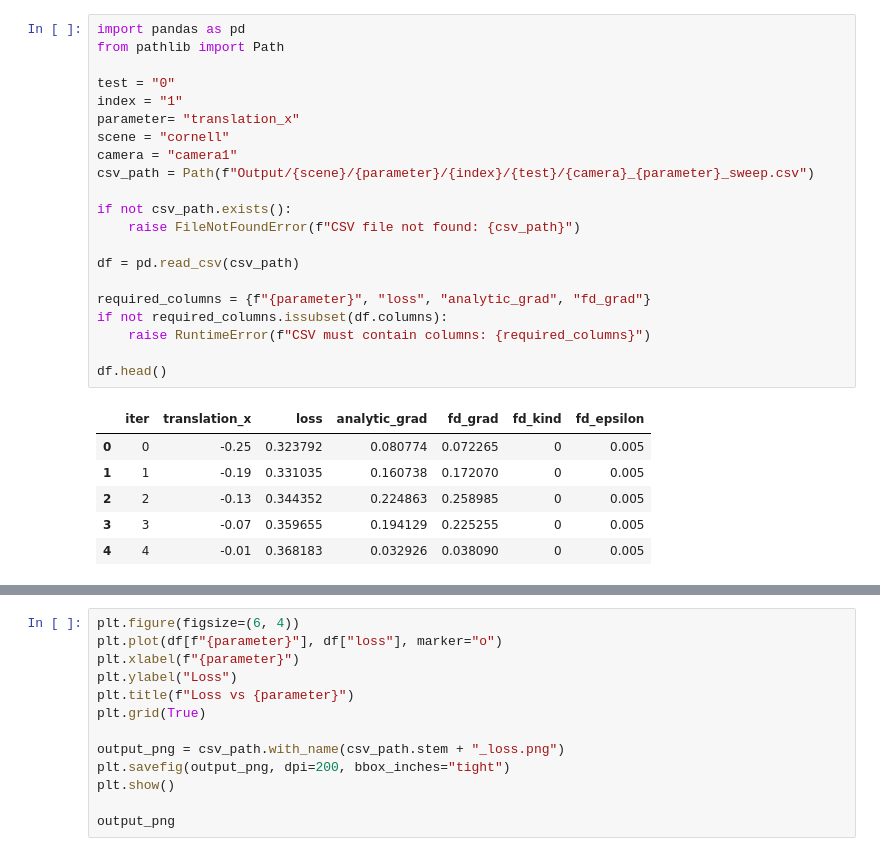
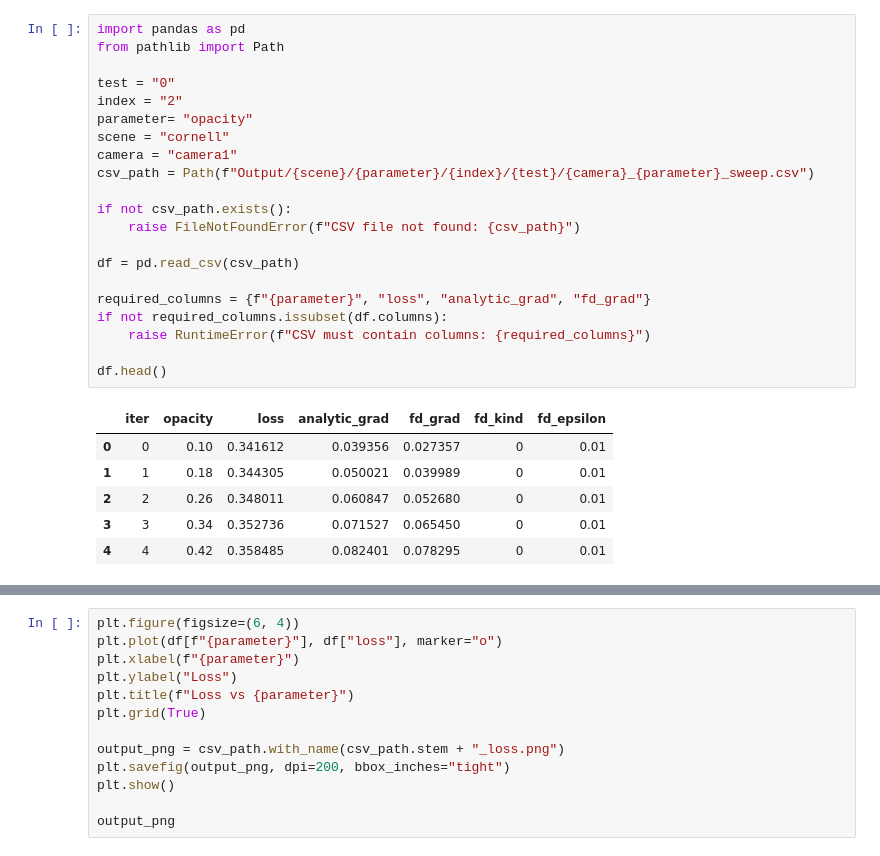
Before and after one commit to M-Gjerde/DifferentiablePointRendering, a Jupyter notebook: python/finite_difference/notebook_scatter.ipynb, the cells around one changed output, grey strips where cells are left out. Cells and saved outputs as stored; diff of their text form.

Commit message:
WIP opacity and albedo issue

```diff
--- a/python/finite_difference/notebook_scatter.ipynb
+++ b/python/finite_difference/notebook_scatter.ipynb
@@ -1,31 +1,31 @@
 # %%
 import pandas as pd
 from pathlib import Path
 
 test = "0"
-index = "1"
-parameter= "translation_x"
+index = "2"
+parameter= "opacity"
 scene = "cornell"
 camera = "camera1"
 csv_path = Path(f"Output/{scene}/{parameter}/{index}/{test}/{camera}_{parameter}_sweep.csv")
 
 if not csv_path.exists():
     raise FileNotFoundError(f"CSV file not found: {csv_path}")
 
 df = pd.read_csv(csv_path)
 
 required_columns = {f"{parameter}", "loss", "analytic_grad", "fd_grad"}
 if not required_columns.issubset(df.columns):
     raise RuntimeError(f"CSV must contain columns: {required_columns}")
 
 df.head()
 # %% [output]
-|  | iter | translation_x | loss | analytic_grad | fd_grad | fd_kind | fd_epsilon |
-| 0 | 0 | -0.25 | 0.323792 | 0.080774 | 0.072265 | 0 | 0.005 |
-| 1 | 1 | -0.19 | 0.331035 | 0.160738 | 0.172070 | 0 | 0.005 |
-| 2 | 2 | -0.13 | 0.344352 | 0.224863 | 0.258985 | 0 | 0.005 |
-| 3 | 3 | -0.07 | 0.359655 | 0.194129 | 0.225255 | 0 | 0.005 |
-| 4 | 4 | -0.01 | 0.368183 | 0.032926 | 0.038090 | 0 | 0.005 |
+|  | iter | opacity | loss | analytic_grad | fd_grad | fd_kind | fd_epsilon |
+| 0 | 0 | 0.10 | 0.341612 | 0.039356 | 0.027357 | 0 | 0.01 |
+| 1 | 1 | 0.18 | 0.344305 | 0.050021 | 0.039989 | 0 | 0.01 |
+| 2 | 2 | 0.26 | 0.348011 | 0.060847 | 0.052680 | 0 | 0.01 |
+| 3 | 3 | 0.34 | 0.352736 | 0.071527 | 0.065450 | 0 | 0.01 |
+| 4 | 4 | 0.42 | 0.358485 | 0.082401 | 0.078295 | 0 | 0.01 |
 # %%
 
 import matplotlib.pyplot as plt
```
Also changed, not shown: parts of 2 cells of this notebook, 10 other files.
